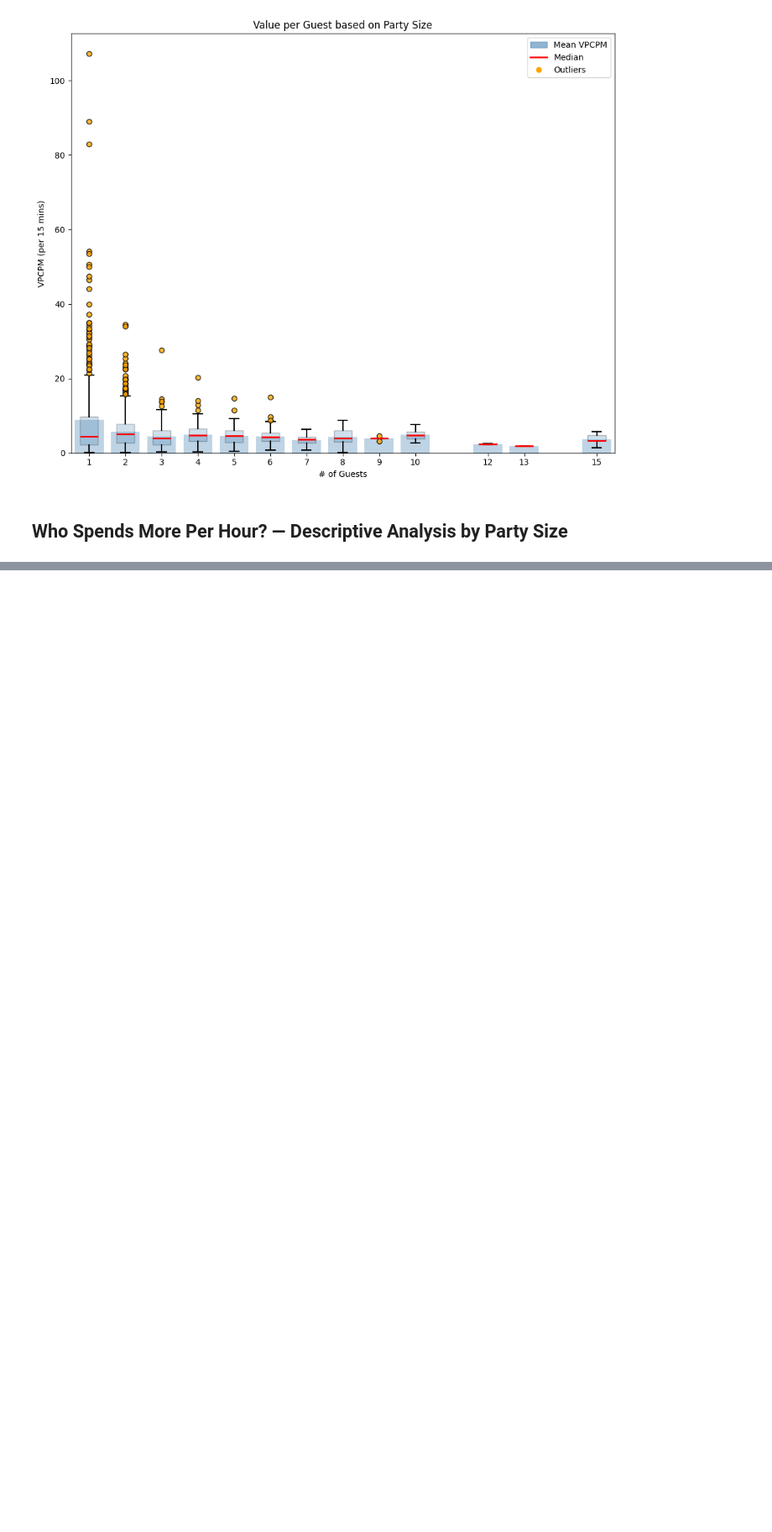
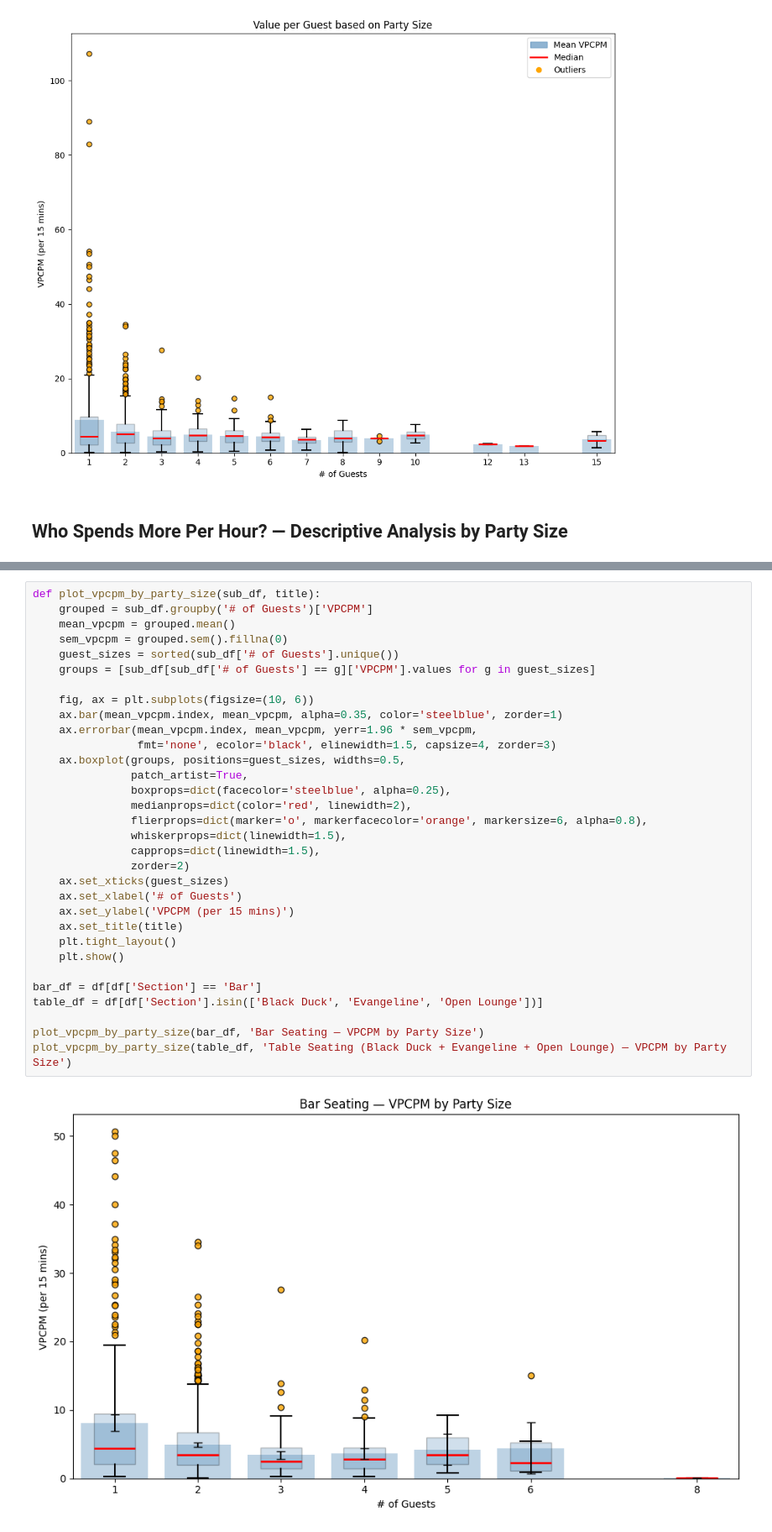
Before and after one commit to shaneap/artemis, a Jupyter notebook: test.ipynb, the cells around one changed output, grey strips where cells are left out. Shown at 84% size. Cells and saved outputs as stored; diff of their text form; blank space fills up the shorter version.

```diff
--- a/test.ipynb
+++ b/test.ipynb
@@ -180,0 +268,34 @@ plt.show()
+# %%
+def plot_vpcpm_by_party_size(sub_df, title):
+    grouped = sub_df.groupby('# of Guests')['VPCPM']
+    mean_vpcpm = grouped.mean()
+    sem_vpcpm = grouped.sem().fillna(0)
+    guest_sizes = sorted(sub_df['# of Guests'].unique())
+    groups = [sub_df[sub_df['# of Guests'] == g]['VPCPM'].values for g in guest_sizes]
+
+    fig, ax = plt.subplots(figsize=(10, 6))
+    ax.bar(mean_vpcpm.index, mean_vpcpm, alpha=0.35, color='steelblue', zorder=1)
+    ax.errorbar(mean_vpcpm.index, mean_vpcpm, yerr=1.96 * sem_vpcpm,
+                fmt='none', ecolor='black', elinewidth=1.5, capsize=4, zorder=3)
+    ax.boxplot(groups, positions=guest_sizes, widths=0.5,
+               patch_artist=True,
+               boxprops=dict(facecolor='steelblue', alpha=0.25),
+               medianprops=dict(color='red', linewidth=2),
+               flierprops=dict(marker='o', markerfacecolor='orange', markersize=6, alpha=0.8),
+               whiskerprops=dict(linewidth=1.5),
+               capprops=dict(linewidth=1.5),
+               zorder=2)
+    ax.set_xticks(guest_sizes)
+    ax.set_xlabel('# of Guests')
+    ax.set_ylabel('VPCPM (per 15 mins)')
+    ax.set_title(title)
+    plt.tight_layout()
+    plt.show()
+
+bar_df = df[df['Section'] == 'Bar']
+table_df = df[df['Section'].isin(['Black Duck', 'Evangeline', 'Open Lounge'])]
+
+plot_vpcpm_by_party_size(bar_df, 'Bar Seating — VPCPM by Party Size')
+plot_vpcpm_by_party_size(table_df, 'Table Seating (Black Duck + Evangeline + Open Lounge) — VPCPM by Party Size')
+# %% [output]
+[figure, added]
```
Also changed, not shown: parts of 14 cells of this notebook, 1 other file.
